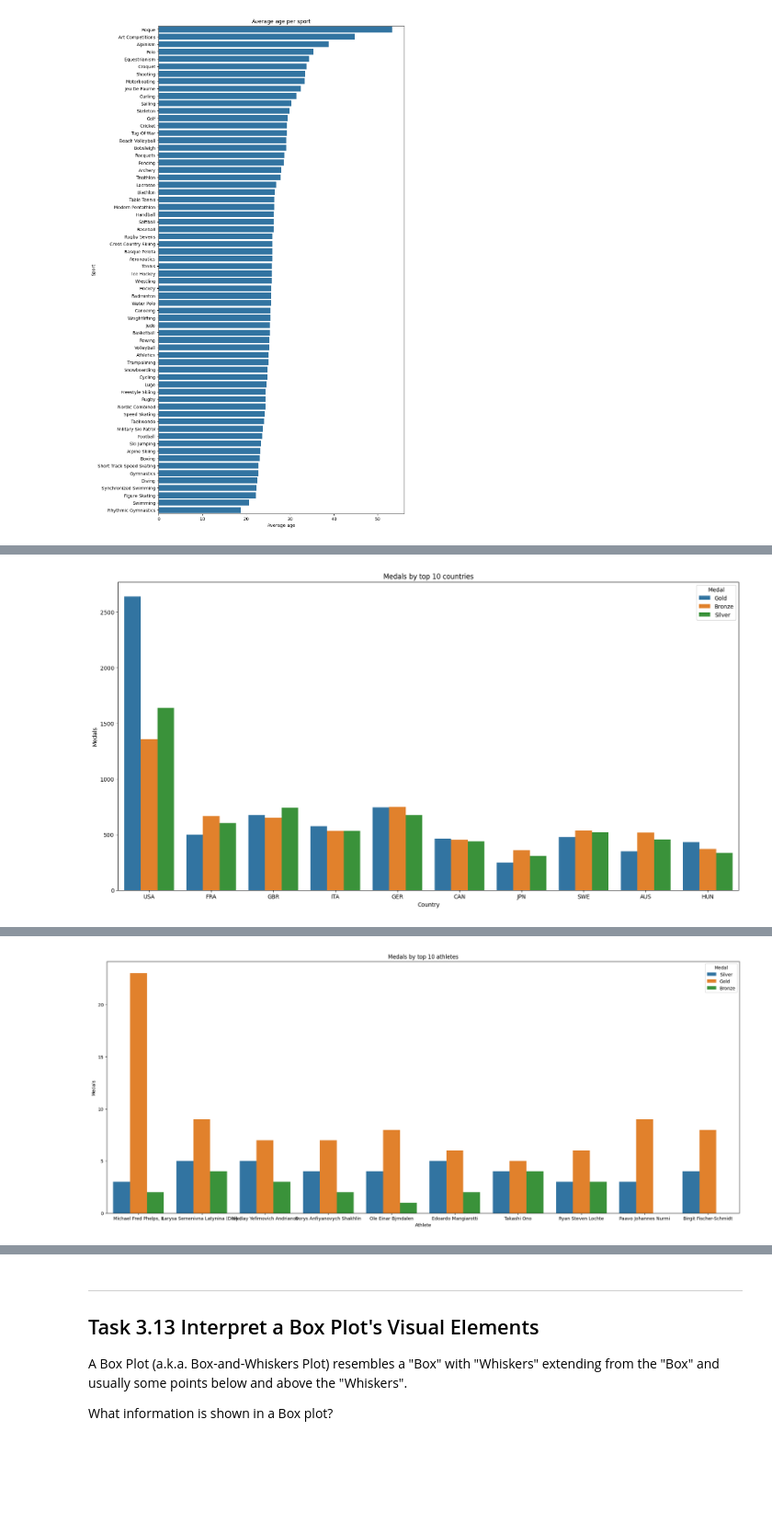
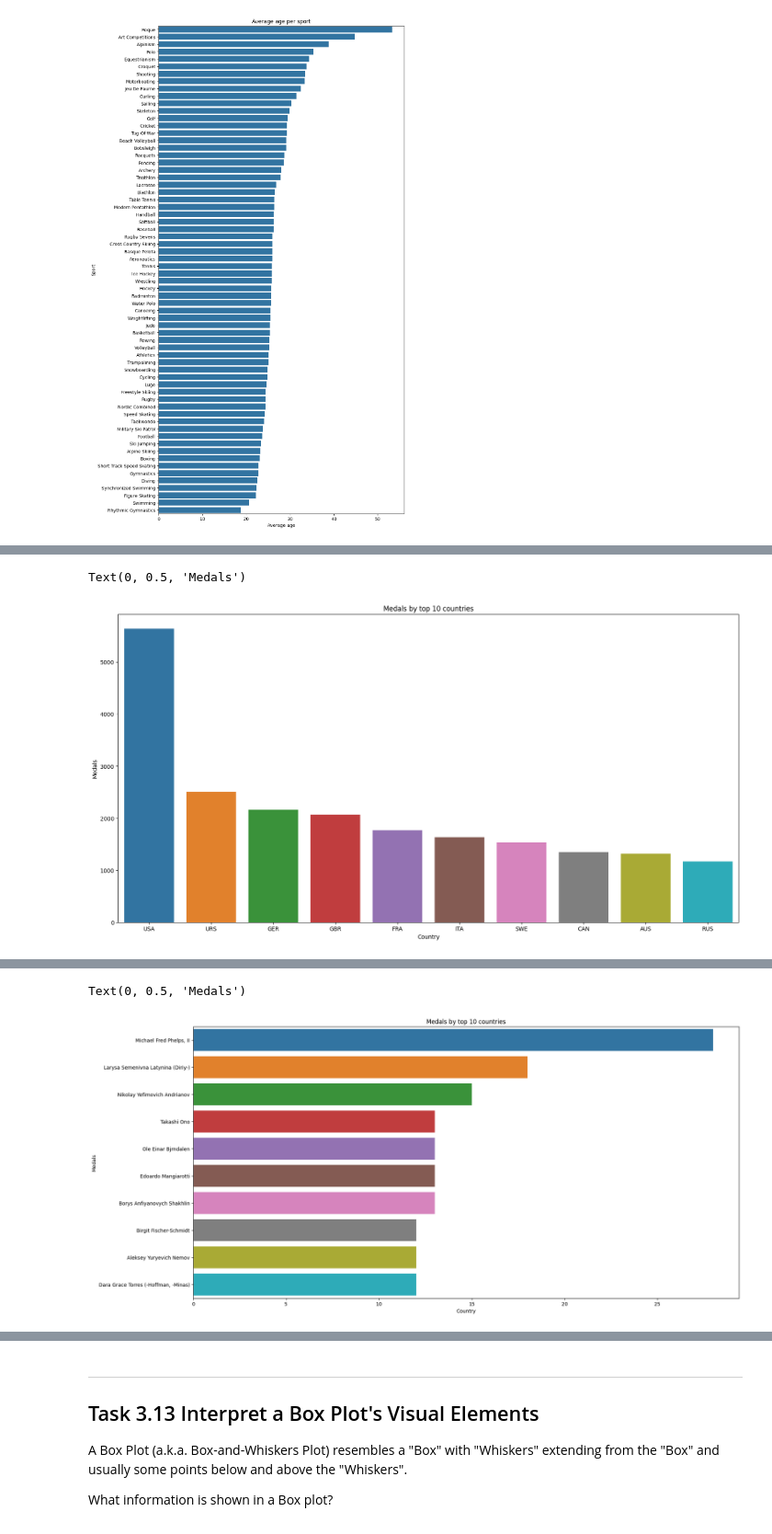
Before and after one commit to llllyyyynnnn/DataVisualisationProject, a Jupyter notebook: assignment/assignment.ipynb, the cells around one changed output, grey strips where cells are left out. Shown at 92% size. Cells and saved outputs as stored; diff of their text form; code cells hidden in the pictures; blank space fills up the shorter version.

```diff
--- a/assignment/assignment.ipynb
+++ b/assignment/assignment.ipynb
@@ -579,15 +576,12 @@ How are the values in the numeric features (columns) distributed?
 # TODO: Write your code here shows the count, mean, std, min, max, 25th percentile, 50th percentile, and 75th percentile for the numeric columns.
 #### Denna koden ändrar om df för resterande koder
 
-
-#import pandas as pd
-
 # Läs in CSV-filerna
-#df = pd.read_csv("data/athlete_events.csv")
-#df1 = pd.read_csv("data/geo.csv")
+df = pd.read_csv("data/athlete_events.csv")
+df1 = pd.read_csv("data/geo.csv")
 
 # Merge (du kan behöva justera vilken nyckel som stämmer bäst)
-#df_verify = pd.merge(df, df1, left_on="Name", right_on="Country", how="outer")
+df_verify = pd.merge(df, df1, left_on="Name", right_on="Country", how="outer")
 
-#df_verify['BMI'] = (df_verify['Weight']) / ((df_verify['Height'] / 100) ** 2)
-#print(df_verify.describe())
+df_verify['BMI'] = (df_verify['Weight']) / ((df_verify['Height'] / 100) ** 2)
+print(df_verify.describe())
@@ -985,21 +929,17 @@ Create a visualization showing the number of total medals (gold, silver and bron
 
 </details>
 # %%
-import matplotlib.pyplot as plt
-import pandas as pd
-import seaborn as sns
-
-topCountries = df['NOC'].value_counts().head(10).index
+topCountries = df.groupby('NOC')['Medal'].count().sort_values(ascending=False).head(10).reset_index()
 
 plt.figure(figsize=(20, 10))
-ax = sns.countplot(data=df[df['NOC'].isin(topCountries)], x='NOC', hue='Medal', order=topCountries)
+ax = sns.barplot(data=topCountries, x='NOC', y='Medal', hue='NOC')
 
 plt.title('Medals by top 10 countries')
 plt.xlabel('Country')
 plt.ylabel('Medals')
-plt.show()
 # %% [output]
+Text(0, 0.5, 'Medals')
-[figure, old version]
+[figure, new version]
 # %% [markdown]
 ---
 ## Task 3.11 Visualize the Top 10 Atheletes by Total Awarded Medals
@@ -1013,21 +953,17 @@ Create a visualization showing the top ten athletes by total number of awarded m
 
 </details>
 # %%
-import matplotlib.pyplot as plt
-import pandas as pd
-import seaborn as sns
+topCountries = df.groupby('Name')['Medal'].count().sort_values(ascending=False).head(10).reset_index()
 
-topCountries = df[df['Medal'].notna()]['Name'].value_counts().head(10).index
+plt.figure(figsize=(20, 10))
+ax = sns.barplot(data=topCountries, y='Name', x='Medal', hue='Name')
 
-plt.figure(figsize=(25, 10))
-ax = sns.countplot(data=df[df['Name'].isin(topCountries)], x='Name', hue='Medal', order=topCountries)
-
-plt.title('Medals by top 10 athletes')
-plt.xlabel('Athlete')
+plt.title('Medals by top 10 countries')
+plt.xlabel('Country')
 plt.ylabel('Medals')
-plt.show()
 # %% [output]
+Text(0, 0.5, 'Medals')
-[figure, old version]
+[figure, new version]
 # %% [markdown]
 ---
 ## Task 3.12 Visualize the Age, Height and Weight Distribution per Type of Medal
```
Also changed, not shown: parts of 19 cells of this notebook.
